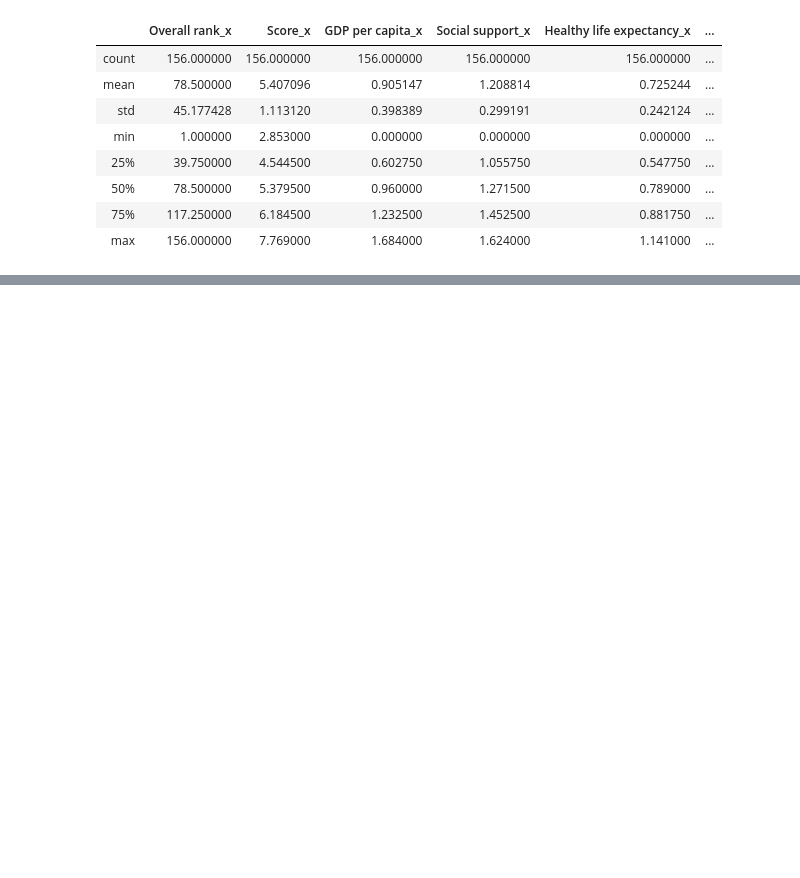
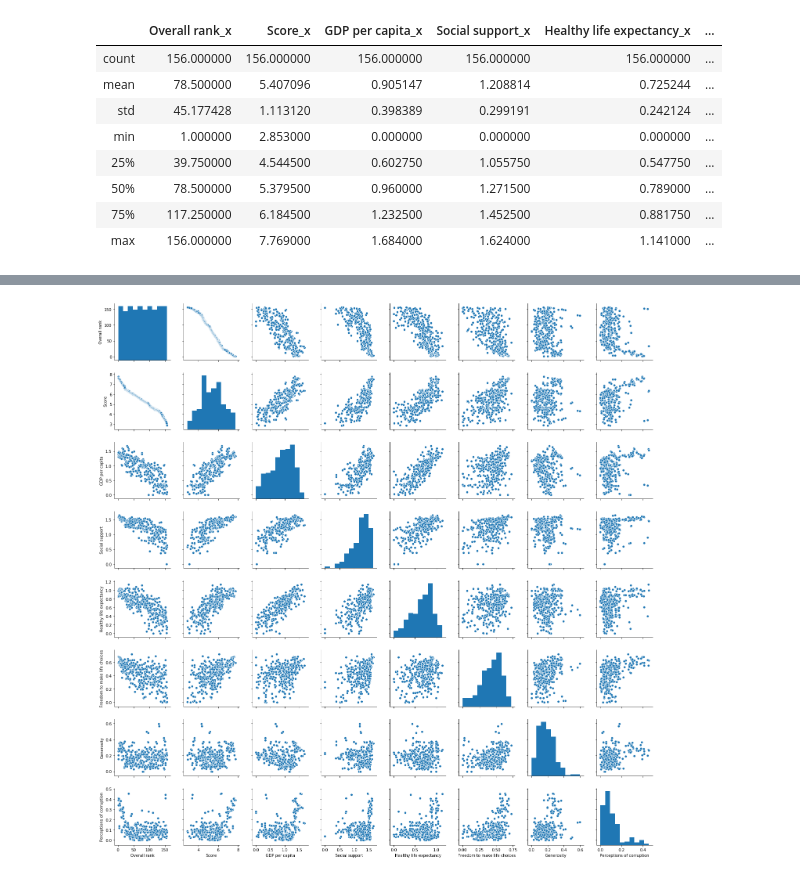
Before and after one commit to kingnmm/py4ds, a Jupyter notebook: FinalProj_NMK.ipynb, the cells around one changed output, grey strips where cells are left out. Drawn from its saved outputs; the diff is of its cells as text; code cells hidden in the pictures; blank space fills up the shorter version.

```diff
--- a/FinalProj_NMK.ipynb
+++ b/FinalProj_NMK.ipynb
@@ -240,3 +246,9 @@ join_db2.describe()
 | 50% | 78.500000 | 5.379500 | 0.960000 | 1.271500 | 0.789000 | ... |
 | 75% | 117.250000 | 6.184500 | 1.232500 | 1.452500 | 0.881750 | ... |
 | max | 156.000000 | 7.769000 | 1.684000 | 1.624000 | 1.141000 | ... |
+# %%
+# Joining tables 2018 and 2019 (axis = 0) to have more data points to train and test the model
+# For this model, I'll ignore the country variable, and will create a global model
+# Tables 2015, 2016 and 2017 are different so I'll use them later after data clean-up to allow me to merge them
+import pandas as pd
+join_1819 = pd.concat([happ19, happ18])
@@ -242,0 +283,3 @@ join_db2.describe()
+# %%
+# Joined 2018 and 2019 datasets without NaN
+join_1819 = join_1819.dropna()
@@ -242,0 +302,6 @@ join_db2.describe()
+# %%
+# Check for variable correlation
+import seaborn as sns
+g = sns.pairplot(join_1819)
+# %% [output]
+[figure, added]
```
Also changed, not shown: parts of 37 cells of this notebook.
